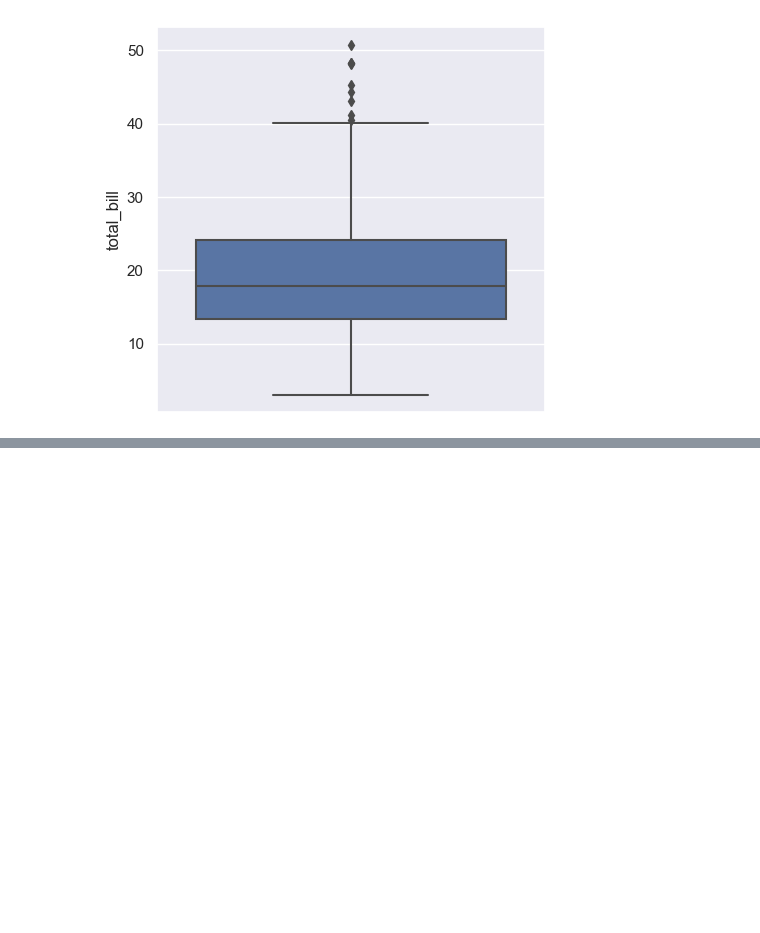
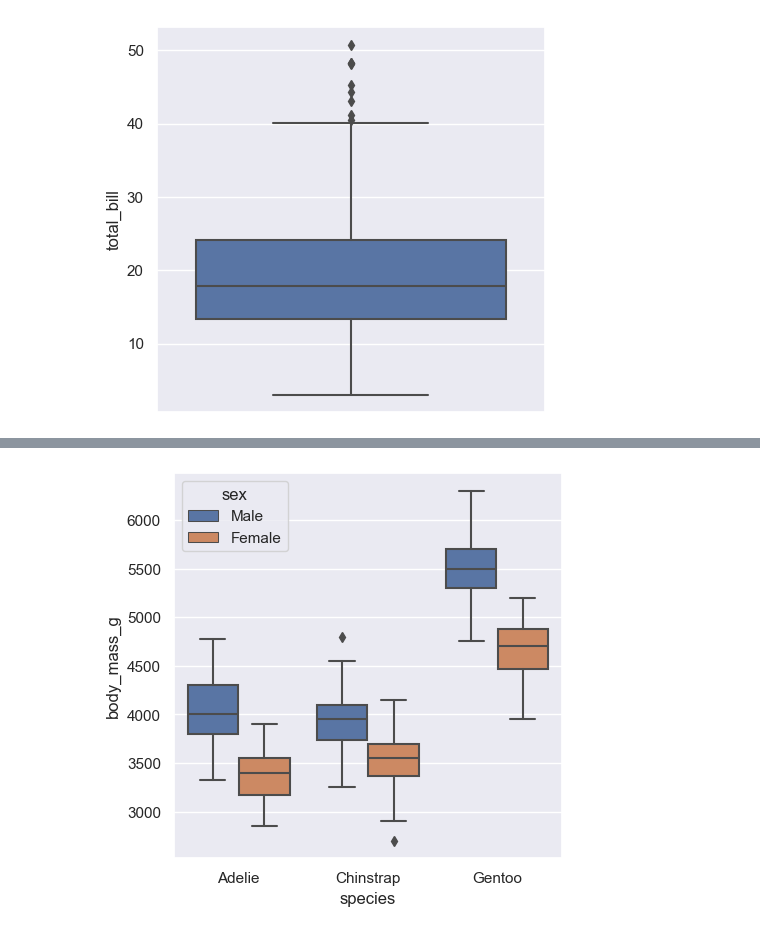
Before and after one commit to gfrigo/AnaliseDescritiva, a Jupyter notebook: Anotações/Seaborn.ipynb, the cells around one changed output, grey strips where cells are left out. Saved outputs shown, nothing was run; the diff lists cells and outputs as text; code cells hidden in the pictures; blank space fills up the shorter version.

```diff
--- a/Anotações/Seaborn.ipynb
+++ b/Anotações/Seaborn.ipynb
@@ -128,0 +177,4 @@ sns.boxplot(y="total_bill", data=tips[tips['tip_pct']<1])
+# %%
+ax = sns.boxplot(data = penguins, y="body_mass_g", x="species", orient="v", hue='sex')
+# %% [output]
+[figure, added]
```
Also changed, not shown: parts of 46 cells of this notebook.
